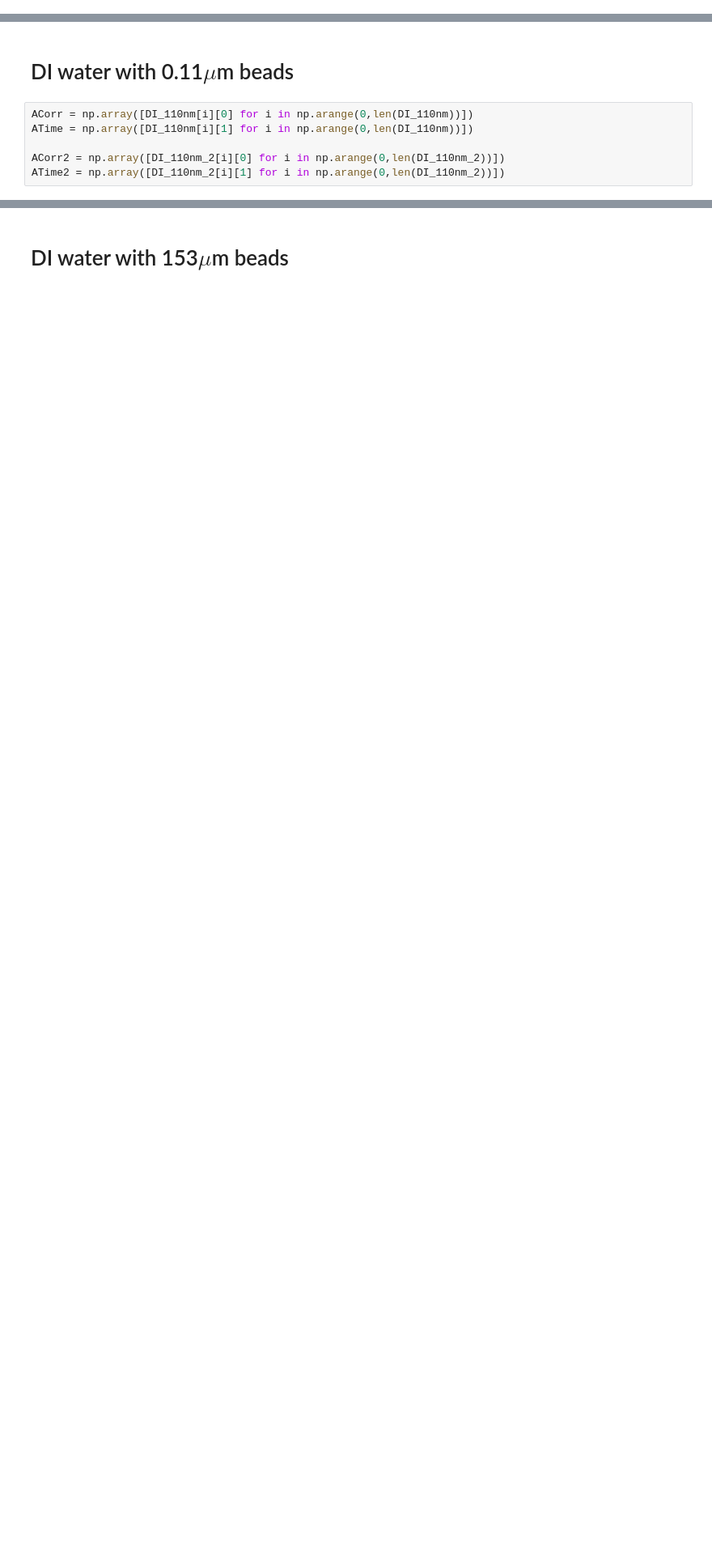
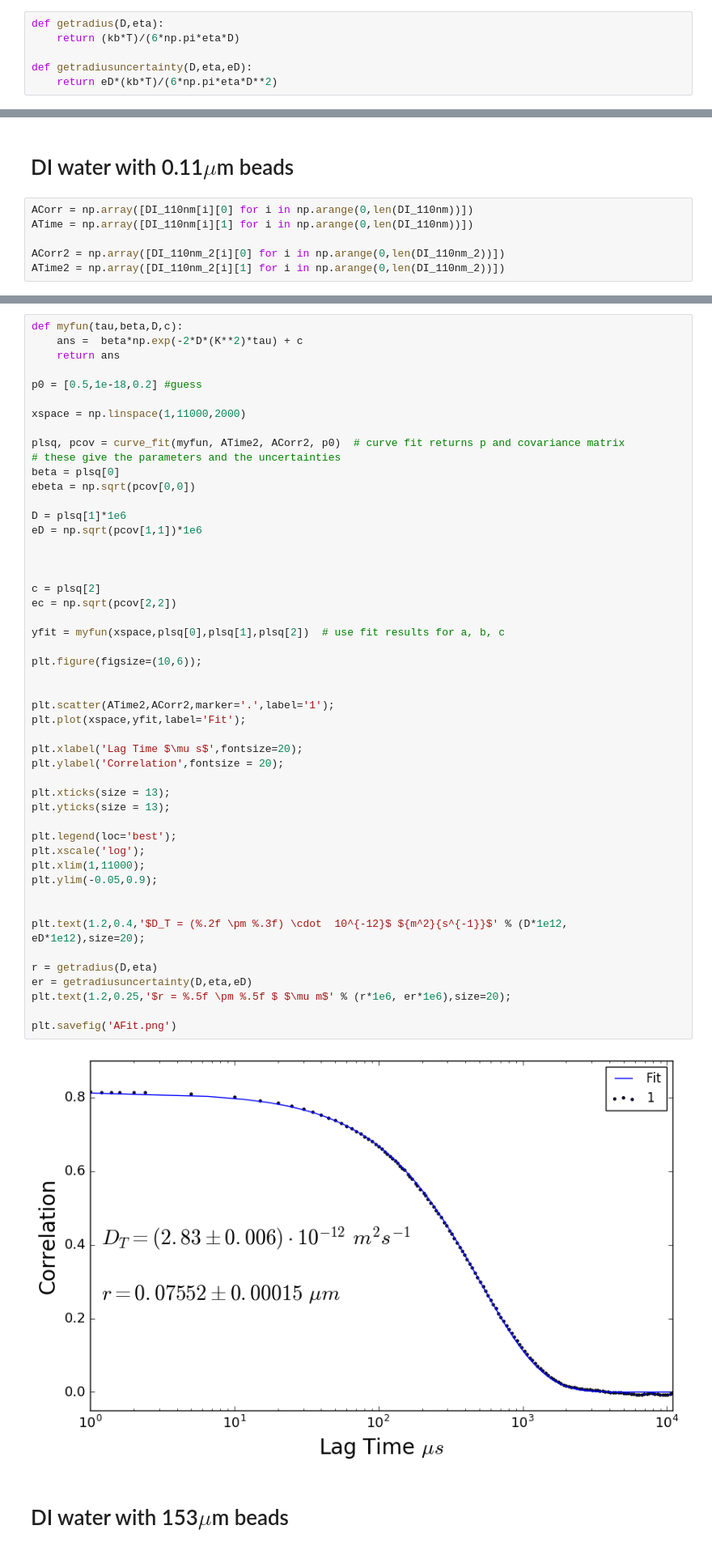
Before and after one commit to B-Rich/QLab, a Jupyter notebook: DynamicLightScattering/Analysis.ipynb, the cells around one changed output, grey strips where cells are left out. Shown at 81% size. Cells and saved outputs as stored; diff of their text form; blank space fills up the shorter version.

Commit message:
Fit All
Good fits, incorrect results.

```diff
--- a/DynamicLightScattering/Analysis.ipynb
+++ b/DynamicLightScattering/Analysis.ipynb
@@ -7,3 +27,9 @@ from scipy.optimize import curve_fit  # import the curve fitting function
+# %%
+def getradius(D,eta):
+    return (kb*T)/(6*np.pi*eta*D)
+
+def getradiusuncertainty(D,eta,eD):
+    return eD*(kb*T)/(6*np.pi*eta*D**2)
 # %%
 #This will use label A
 DI_110nm = np.loadtxt('110nm_DI.txt',delimiter = ',');
@@ -47,3 +55,54 @@ plt.yticks(size = 13);
+# %%
+def myfun(tau,beta,D,c):
+    ans =  beta*np.exp(-2*D*(K**2)*tau) + c
+    return ans
+
+p0 = [0.5,1e-18,0.2] #guess
+
+xspace = np.linspace(1,11000,2000)
+
+plsq, pcov = curve_fit(myfun, ATime2, ACorr2, p0)  # curve fit returns p and covariance matrix
+# these give the parameters and the uncertainties
+beta = plsq[0]
+ebeta = np.sqrt(pcov[0,0])
+
+D = plsq[1]*1e6
+eD = np.sqrt(pcov[1,1])*1e6
+
+
+
+c = plsq[2]
+ec = np.sqrt(pcov[2,2])
+
+yfit = myfun(xspace,plsq[0],plsq[1],plsq[2])  # use fit results for a, b, c
+
+plt.figure(figsize=(10,6));
+
+
+plt.scatter(ATime2,ACorr2,marker='.',label='1');
+plt.plot(xspace,yfit,label='Fit');
+
+plt.xlabel('Lag Time $\mu s$',fontsize=20);
+plt.ylabel('Correlation',fontsize = 20);
+
+plt.xticks(size = 13);
+plt.yticks(size = 13);
+
+plt.legend(loc='best');
+plt.xscale('log');
+plt.xlim(1,11000);
+plt.ylim(-0.05,0.9);
+
+
+plt.text(1.2,0.4,'$D_T = (%.2f \pm %.3f) \cdot  10^{-12}$ ${m^2}{s^{-1}}$' % (D*1e12, eD*1e12),size=20);
+
+r = getradius(D,eta)
+er = getradiusuncertainty(D,eta,eD)
+plt.text(1.2,0.25,'$r = %.5f \pm %.5f $ $\mu m$' % (r*1e6, er*1e6),size=20);
+
+plt.savefig('AFit.png')
+# %% [output]
+[figure, added]
 # %% [markdown]
 # DI water with 153$\mu$m  beads
 # %%
```
Also changed, not shown: parts of 9 cells of this notebook, 4 other files.
